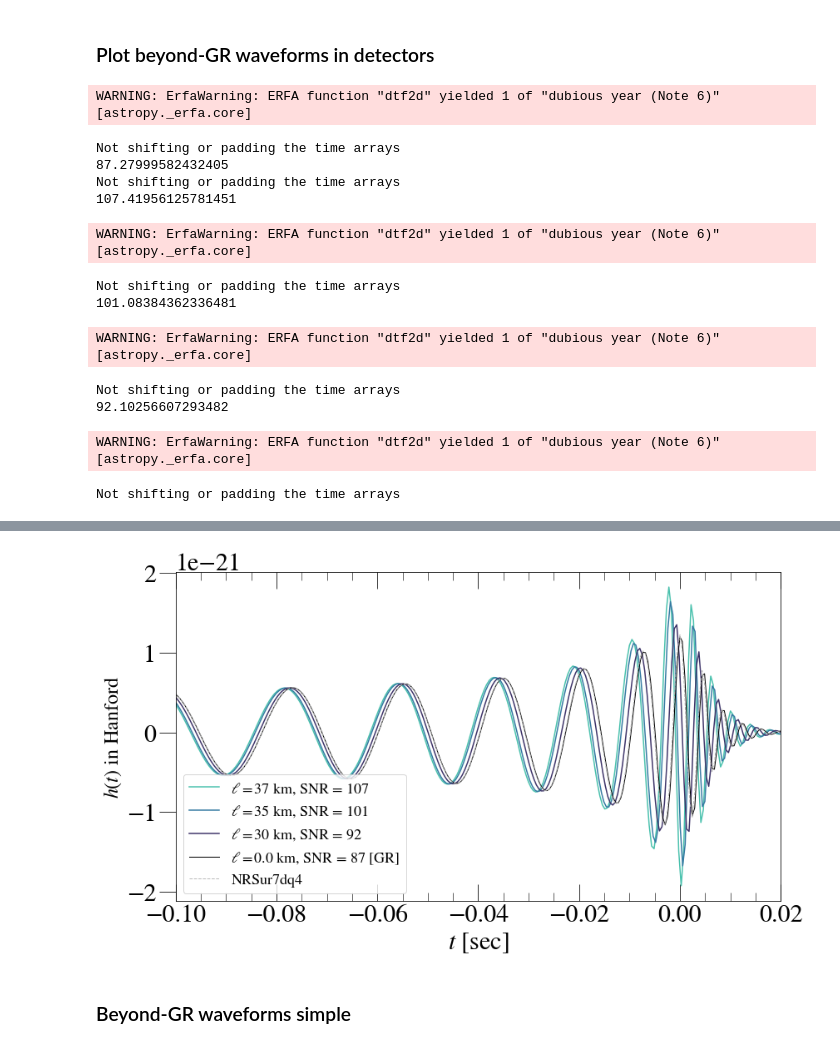
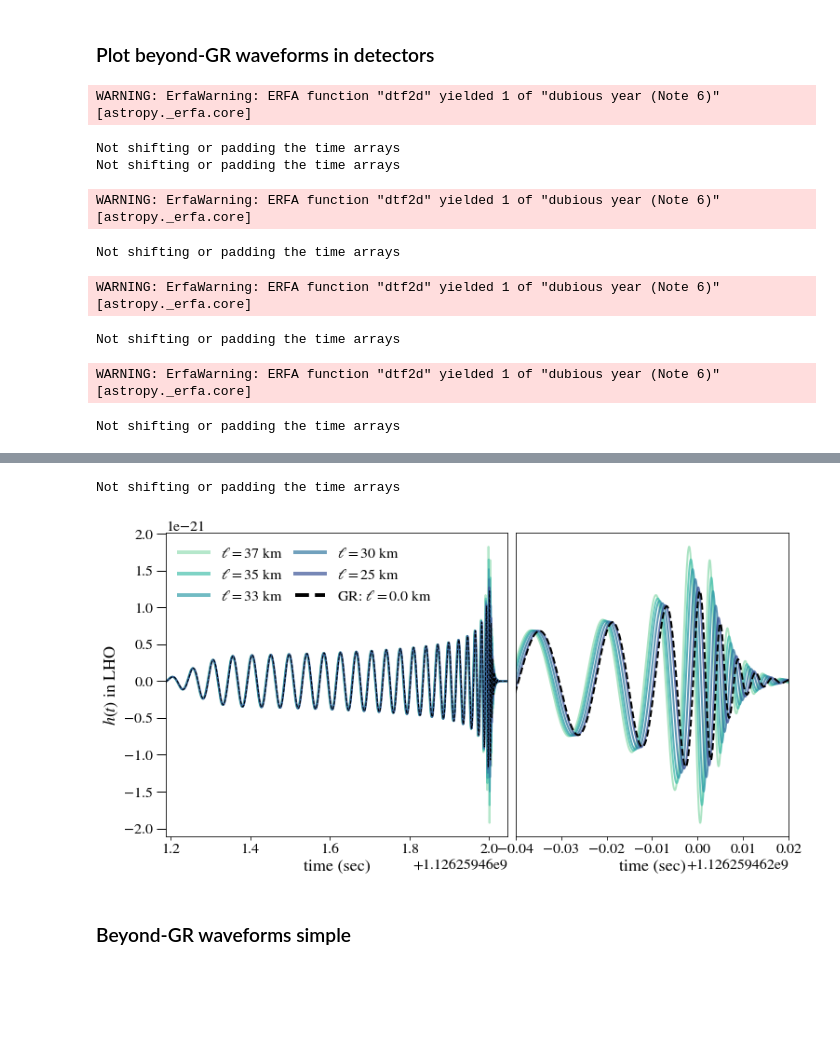
Before and after one commit to mariaokounkova/BeyondGRAnalysis, a Jupyter notebook: PlotWaveforms.ipynb, the cells around one changed output, grey strips where cells are left out. Cells and saved outputs as stored; diff of their text form; code cells hidden in the pictures; blank space fills up the shorter version.

Commit message:
PlotWaveforms: two panels for waveforms

```diff
--- a/PlotWaveforms.ipynb
+++ b/PlotWaveforms.ipynb
@@ -80,25 +74,26 @@ plt.show()
 # %% [markdown]
 ### Plot beyond-GR waveforms in detectors
 # %%
-fig, ax = plt.subplots(figsize=(12, 7))
+fig, axarr = plt.subplots(1, 2, figsize=(12, 6), sharey = True, gridspec_kw={'width_ratios':[1.25,1]})
+ax0 = axarr[0]
+ax1 = axarr[1]
 
-params_dict = {'dt' : 1/2048, 't_gps' : 1126259462.0, 'peak_time_in_segment' : 8.0, 'segment_length' : 16.0, \
+params_dict = {'dt' : 1/16384, 't_gps' : 1126259462.0, 'peak_time_in_segment' : 8.0, 'segment_length' : 16.0, \
                'dist_mpc' : 500.0, 'mass' : 68.0, 'q' : 1.2212532137858916, \
                'a_1' : [0, 0, 0.329892752405], 'a_2' : [0, 0, -0.439940981499], \
                'f_low' : 0, 'theta' : pi, 'phi' : 0, \
                'ra' : 1.952318922, 'dec' : -1.26967171703, 'pol' : 0.824043851821, 'f_ref' : 37.95,  'f_low' : 25.0}
-
+t_gps = params_dict['t_gps']
 
 ## GR strain
 time, h_plus, h_cross, h_amp = ReadExtrapolatedModes('Waveforms/Lev5/BackgroundStrain.h5', params_dict)
 time_GR, hH_GR, time_GR, hL_GR, time_GR, hV_GR = PadAndProject(time, h_plus, h_cross, params_dict, no_pad = True)
 SNR_GR = ComputeMultiDetectorSNR(time_GR, hH_GR, time_GR, hL_GR, time_GR, hV_GR)
-print(SNR_GR)
 t_peak = GetPeakTime(time_GR, hH_GR)
 
-## dCS straints
-ell_arr = [0.37, 0.35, 0.3]
-colors = sns.color_palette('mako_r', n_colors=len(ell_arr))
+## dCS strains
+ell_arr = [0.37, 0.35, 0.33, 0.3, 0.25]
+colors = sns.color_palette('mako_r', n_colors=len(ell_arr)+2)
 
 for ell, c in zip(ell_arr, colors):
 
@@ -107,37 +102,46 @@ for ell, c in zip(ell_arr, colors):
     time, h_plus, h_cross, h_amp = ReadExtrapolatedModes(file, params_dict)
     time, hH, time, hL, time, hV = PadAndProject(time, h_plus, h_cross, params_dict, no_pad = True)
     SNR = ComputeMultiDetectorSNR(time, hH, time, hL, time, hV)
-    print(SNR)
-    plt.plot(time - t_peak, hH, lw=1.5, label='$\ell =  %.d$ km, SNR = %d' % (EllinKm(EllString(ell), params_dict['mass']), SNR), color=c)
+    ax0.plot(time + t_gps, hH, lw=2.0, label='$\ell =  %.d$ km' % (EllinKm(EllString(ell), params_dict['mass'])), color=c, alpha = 0.7)
+    ax1.plot(time + t_gps, hH, lw=2.0, label='$\ell =  %.d$ km' % (EllinKm(EllString(ell), params_dict['mass'])), color=c, alpha = 0.8)
 
 ## Plot GR strain
-plt.plot(time_GR - t_peak, hH_GR, lw=1.0, ls='-', label='$\ell =  0.0$ km, SNR = %d [GR]' % SNR_GR, color='black')
+ax0.plot(time_GR + t_gps, hH_GR, lw=1.0, ls='--', label='GR: $\ell =  0.0$ km', color='black', alpha = 1.0)
+ax1.plot(time_GR + t_gps, hH_GR, lw=2.0, ls='--', label='GR: $\ell =  0.0$ km', color='black', alpha = 1.0)
 
-## Surrogate model
-time, h_plus, h_cross, h_amp = EvaluateSurrogate(sur, params_dict)
-time_sur, hH_sur, time_sur, hL_sur, time_sur, hV_sur = PadAndProject(time, h_plus, h_cross, params_dict, no_pad = True)
-t_peak_sur = GetPeakTime(time_sur, hH_sur)
-plt.plot(time_sur - t_peak_sur, hH_sur, lw=1.0, ls='--', label='NRSur7dq4', color='#b5b5b5')
+ax0.set_xlim(time[0] + t_gps + 0.1, time[-1] + t_gps)
+ax1.set_xlim(t_gps + -0.04, t_gps + 0.02)
 
-plt.xlim(-0.1, 0.02)
-plt.ylabel(r'$h(t)$ in Hanford')
-plt.xlabel('$t$ [sec]', fontsize=30)
-legend = plt.legend(fontsize=18, loc = 'lower left', ncol=1, frameon=True)
+plt.subplots_adjust(wspace=0.025)
+ax0.tick_params(axis='x', labelsize=16)
+ax1.tick_params(axis='x', labelsize=16)
+ax0.tick_params(axis = 'y', direction='out', length=10, width=1, colors='k',
+               grid_color='b', grid_alpha=0.5, labelsize=16)
+ax1.tick_params(axis = 'y', direction='out', length=0, width=1, colors='b',
+               grid_color='b', grid_alpha=0.5)
+
+ax0.yaxis.get_offset_text().set_fontsize(16)
+ax0.xaxis.get_offset_text().set_fontsize(16)
+ax1.xaxis.get_offset_text().set_fontsize(16)
+
+ax0.set_ylabel(r'$h(t)$ in LHO', fontsize=18)
+ax0.set_xlabel(r'time (sec)', fontsize=18)
+ax1.set_xlabel(r'time (sec)', fontsize=18)
+
+
+leg = ax0.legend(fontsize=16, loc = 'upper left', ncol=2, frameon=False, columnspacing=0.8)
+for line in leg.get_lines():
+    line.set_linewidth(4)
 plt.grid(False)
-plt.tight_layout()
 plt.savefig('InjectedWaveformsSameDist.pdf')
 plt.show()
 # %% [output]
 WARNING: ErfaWarning: ERFA function "dtf2d" yielded 1 of "dubious year (Note 6)" [astropy._erfa.core]
 Not shifting or padding the time arrays
-87.27999582432405
 Not shifting or padding the time arrays
-107.41956125781451
 WARNING: ErfaWarning: ERFA function "dtf2d" yielded 1 of "dubious year (Note 6)" [astropy._erfa.core]
 Not shifting or padding the time arrays
-101.08384362336481
 WARNING: ErfaWarning: ERFA function "dtf2d" yielded 1 of "dubious year (Note 6)" [astropy._erfa.core]
 Not shifting or padding the time arrays
-92.10256607293482
 WARNING: ErfaWarning: ERFA function "dtf2d" yielded 1 of "dubious year (Note 6)" [astropy._erfa.core]
 Not shifting or padding the time arrays
@@ -144,4 +149,5 @@ Not shifting or padding the time arrays
+Not shifting or padding the time arrays
-[figure, old version]
+[figure, new version]
 # %% [markdown]
 ### Beyond-GR waveforms simple
 # %%
```
Also changed, not shown: parts of 2 cells of this notebook.
